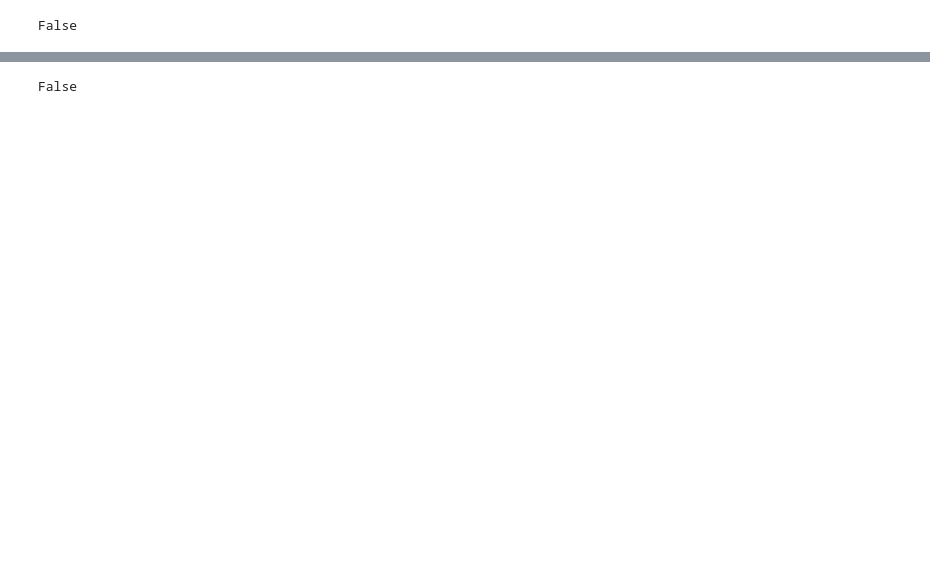
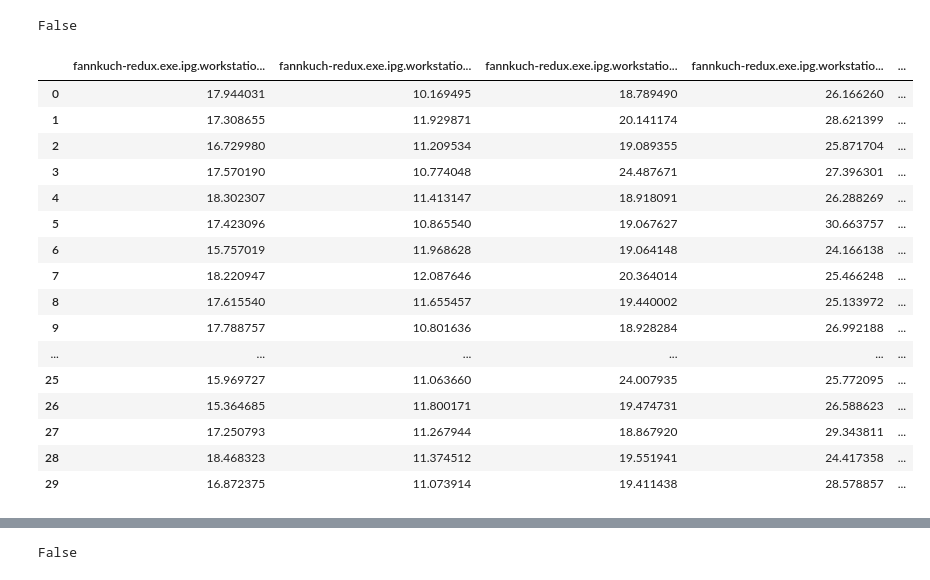
Before and after one commit to KuskIV/BDEnergy, a Jupyter notebook: analytics/result-analysis.ipynb, the cells around one changed output, grey strips where cells are left out. Saved outputs shown, nothing was run; the diff lists cells and outputs as text; code cells hidden in the pictures; blank space fills up the shorter version.

```diff
--- a/analytics/result-analysis.ipynb
+++ b/analytics/result-analysis.ipynb
@@ -329,5 +359,25 @@ cpu_dynamic_df = cpu_dynamic_df.reindex(columns=sorted(cpu_dynamic_df.columns))
 
 gpu_dynamic_df = pd.DataFrame(gpu_dynamic_energy_consumption)
 gpu_dynamic_df = gpu_dynamic_df.reindex(columns=sorted(gpu_dynamic_df.columns))
+# %%
+dram_df
+# %% [output]
+|  | fannkuch-redux.exe.ipg.workstatio... | fannkuch-redux.exe.ipg.workstatio... | fannkuch-redux.exe.ipg.workstatio... | fannkuch-redux.exe.ipg.workstatio... | ... |
+| 0 | 17.944031 | 10.169495 | 18.789490 | 26.166260 | ... |
+| 1 | 17.308655 | 11.929871 | 20.141174 | 28.621399 | ... |
+| 2 | 16.729980 | 11.209534 | 19.089355 | 25.871704 | ... |
+| 3 | 17.570190 | 10.774048 | 24.487671 | 27.396301 | ... |
+| 4 | 18.302307 | 11.413147 | 18.918091 | 26.288269 | ... |
+| 5 | 17.423096 | 10.865540 | 19.067627 | 30.663757 | ... |
+| 6 | 15.757019 | 11.968628 | 19.064148 | 24.166138 | ... |
+| 7 | 18.220947 | 12.087646 | 20.364014 | 25.466248 | ... |
+| 8 | 17.615540 | 11.655457 | 19.440002 | 25.133972 | ... |
+| 9 | 17.788757 | 10.801636 | 18.928284 | 26.992188 | ... |
+| ... | ... | ... | ... | ... | ... |
+| 25 | 15.969727 | 11.063660 | 24.007935 | 25.772095 | ... |
+| 26 | 15.364685 | 11.800171 | 19.474731 | 26.588623 | ... |
+| 27 | 17.250793 | 11.267944 | 18.867920 | 29.343811 | ... |
+| 28 | 18.468323 | 11.374512 | 19.551941 | 24.417358 | ... |
+| 29 | 16.872375 | 11.073914 | 19.411438 | 28.578857 | ... |
 # %%
 print("Combined DRAM Energy Consumption in Joules")
```
Also changed, not shown: parts of 20 cells of this notebook, 2 other files.
